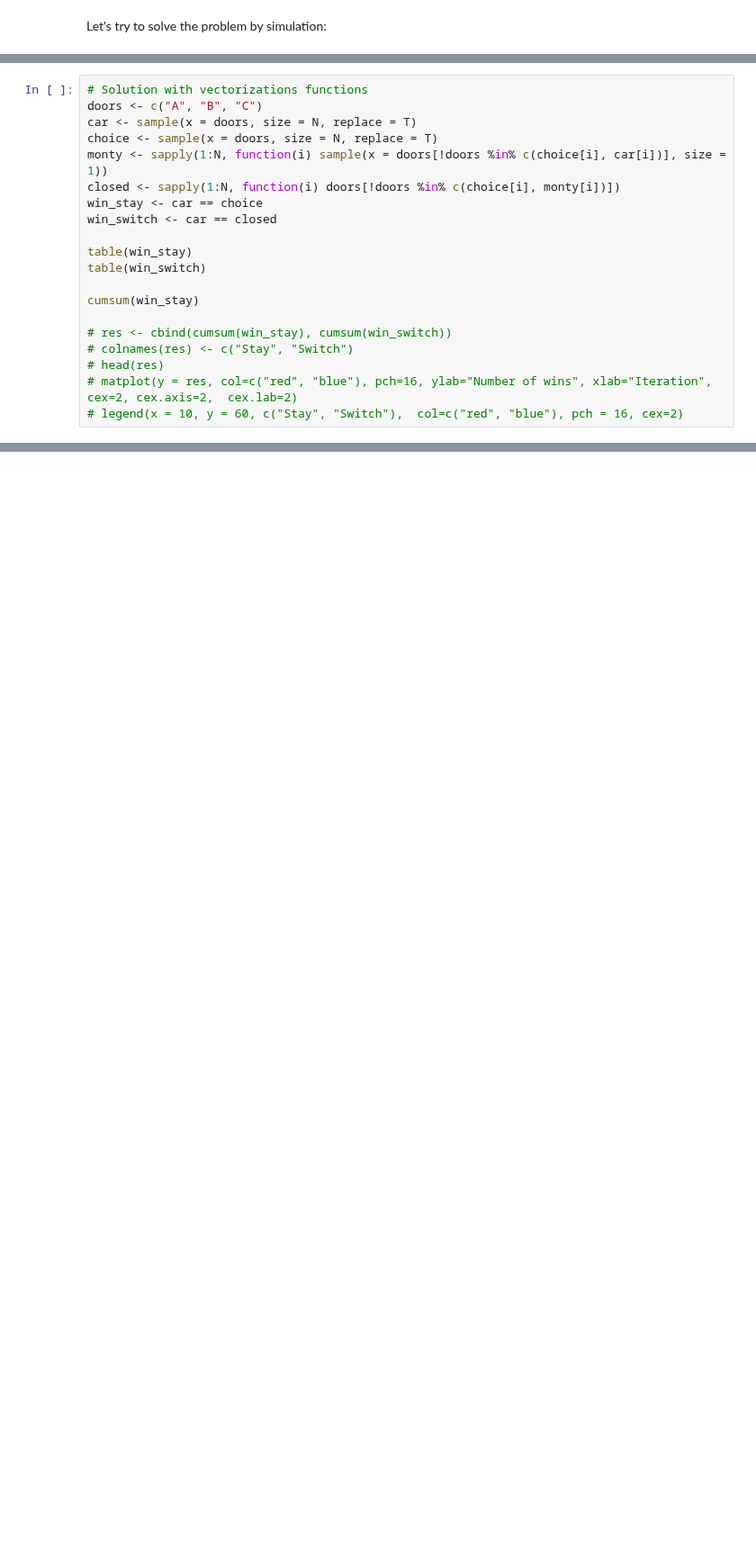
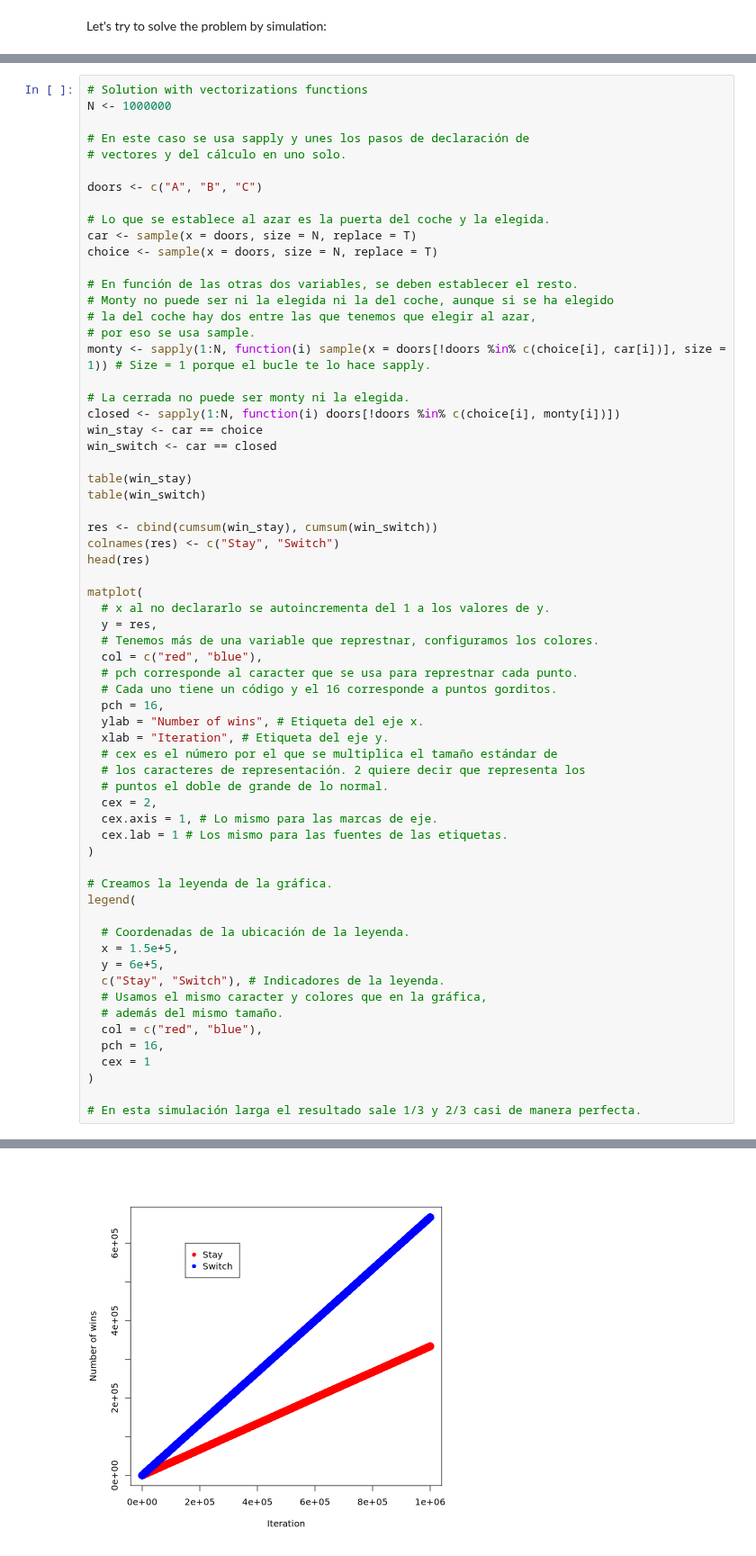
Before and after one commit to jmgs7/Introduction_R, a Jupyter notebook: 1 - Introduction and basic data types .ipynb, the cells around one changed output, grey strips where cells are left out. Shown at 90% size. Cells and saved outputs as stored; diff of their text form; blank space fills up the shorter version.

```diff
--- a/1 - Introduction and basic data types .ipynb
+++ b/1 - Introduction and basic data types .ipynb
@@ -795,10 +796,24 @@ A matrix: 6 × 2 of type int
 [figure]
 # %%
 # Solution with vectorizations functions
+N <- 1000000
+
+# En este caso se usa sapply y unes los pasos de declaración de
+# vectores y del cálculo en uno solo.
+
 doors <- c("A", "B", "C")
+
+# Lo que se establece al azar es la puerta del coche y la elegida.
 car <- sample(x = doors, size = N, replace = T)
 choice <- sample(x = doors, size = N, replace = T)
-monty <- sapply(1:N, function(i) sample(x = doors[!doors %in% c(choice[i], car[i])], size = 1))
+
+# En función de las otras dos variables, se deben establecer el resto.
+# Monty no puede ser ni la elegida ni la del coche, aunque si se ha elegido
+# la del coche hay dos entre las que tenemos que elegir al azar,
+# por eso se usa sample.
+monty <- sapply(1:N, function(i) sample(x = doors[!doors %in% c(choice[i], car[i])], size = 1)) # Size = 1 porque el bucle te lo hace sapply.
+
+# La cerrada no puede ser monty ni la elegida.
 closed <- sapply(1:N, function(i) doors[!doors %in% c(choice[i], monty[i])])
 win_stay <- car == choice
 win_switch <- car == closed
@@ -806,12 +821,42 @@ win_switch <- car == closed
 table(win_stay)
 table(win_switch)
 
-cumsum(win_stay)
+res <- cbind(cumsum(win_stay), cumsum(win_switch))
+colnames(res) <- c("Stay", "Switch")
+head(res)
 
-# res <- cbind(cumsum(win_stay), cumsum(win_switch))
-# colnames(res) <- c("Stay", "Switch")
-# head(res)
-# matplot(y = res, col=c("red", "blue"), pch=16, ylab="Number of wins", xlab="Iteration", cex=2, cex.axis=2,  cex.lab=2)
-# legend(x = 10, y = 60, c("Stay", "Switch"),  col=c("red", "blue"), pch = 16, cex=2)
+matplot(
+  # x al no declararlo se autoincrementa del 1 a los valores de y.
+  y = res,
+  # Tenemos más de una variable que represtnar, configuramos los colores.
+  col = c("red", "blue"),
+  # pch corresponde al caracter que se usa para represtnar cada punto.
+  # Cada uno tiene un código y el 16 corresponde a puntos gorditos.
+  pch = 16,
+  ylab = "Number of wins", # Etiqueta del eje x.
+  xlab = "Iteration", # Etiqueta del eje y.
+  # cex es el número por el que se multiplica el tamaño estándar de
+  # los caracteres de representación. 2 quiere decir que representa los
+  # puntos el doble de grande de lo normal.
+  cex = 2,
+  cex.axis = 1, # Lo mismo para las marcas de eje.
+  cex.lab = 1 # Los mismo para las fuentes de las etiquetas.
+)
+
+# Creamos la leyenda de la gráfica.
+legend(
+
+  # Coordenadas de la ubicación de la leyenda.
+  x = 1.5e+5,
+  y = 6e+5,
+  c("Stay", "Switch"), # Indicadores de la leyenda.
+  # Usamos el mismo caracter y colores que en la gráfica,
+  # además del mismo tamaño.
+  col = c("red", "blue"),
+  pch = 16,
+  cex = 1
+)
+
+# En esta simulación larga el resultado sale 1/3 y 2/3 casi de manera perfecta.
 # %% [output]
 win_stay
@@ -826,0 +876 @@ FALSE  TRUE
+[figure, added]
```
Also changed, not shown: parts of 2 cells of this notebook, 2 other files.
